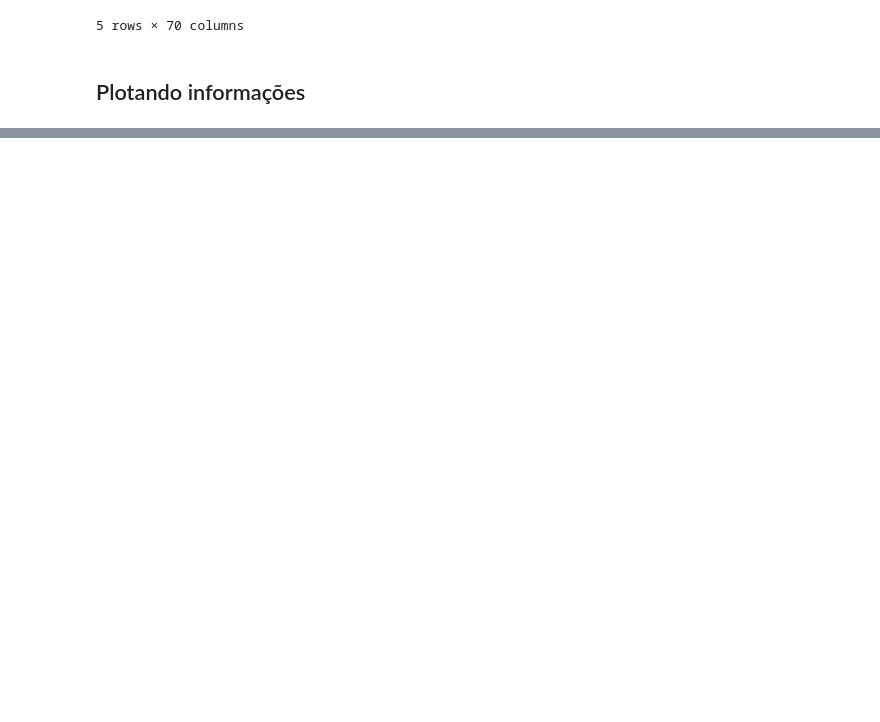
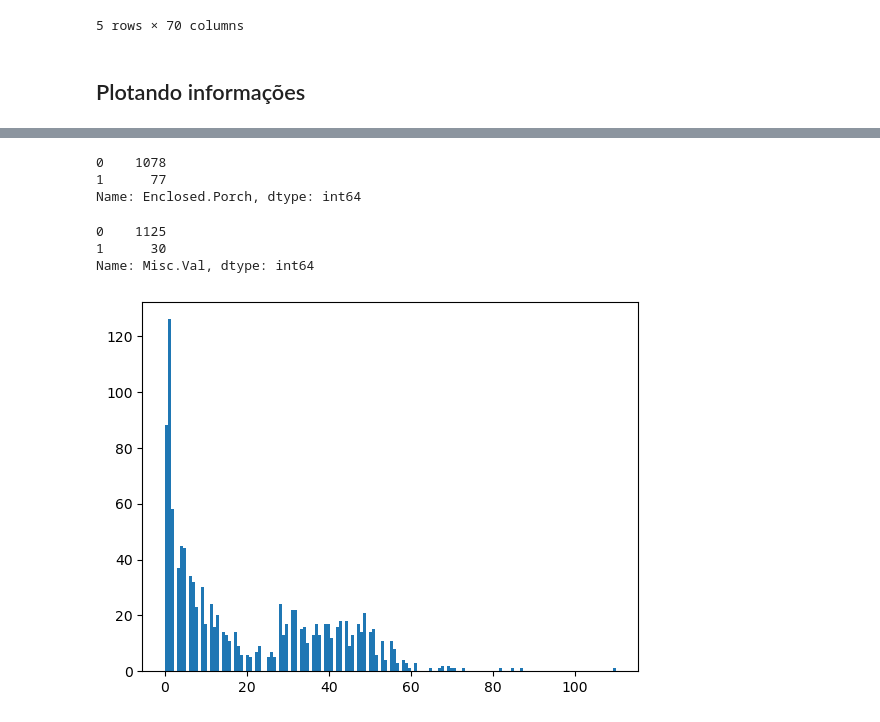
Before and after one commit to RodrigoAnciaes/projeto1-ml-ames-mlops, a Jupyter notebook: notebooks/projeto1-feature-eng.ipynb, the cells around one changed output, grey strips where cells are left out. Drawn from its saved outputs; the diff is of its cells as text; code cells hidden in the pictures; blank space fills up the shorter version.

```diff
--- a/notebooks/projeto1-feature-eng.ipynb
+++ b/notebooks/projeto1-feature-eng.ipynb
@@ -107,0 +181,4 @@ plt.hist(log_bsmt, bins=100);
+# %%
+# TRANSFORM screen porch in two categories
+data['Screen.Porch'] = data['Screen.Porch'].apply(lambda x: 1 if x > 0 else 0)
+data['Screen.Porch'].value_counts()
@@ -107,0 +189,4 @@ plt.hist(log_bsmt, bins=100);
+# %%
+# TRANSFORM 3 season porch in two categories
+data['X3Ssn.Porch'] = data['X3Ssn.Porch'].apply(lambda x: 1 if x > 0 else 0)
+data['X3Ssn.Porch'].value_counts()
@@ -107,0 +218,21 @@ plt.hist(log_bsmt, bins=100);
+# %%
+# TRANSFORM Enclosed Porch in two categories
+data['Enclosed.Porch'] = data['Enclosed.Porch'].apply(lambda x: 1 if x > 0 else 0)
+data['Enclosed.Porch'].value_counts()
+# %% [output]
+0    1078
+1      77
+Name: Enclosed.Porch, dtype: int64
+# %%
+data['Misc.Val'].value_counts()
+# TRANSFORM Misc Val in two categories
+data['Misc.Val'] = data['Misc.Val'].apply(lambda x: 1 if x > 0 else 0)
+data['Misc.Val'].value_counts()
+# %% [output]
+0    1125
+1      30
+Name: Misc.Val, dtype: int64
+# %%
+plt.hist(data['Garage.Age'], bins=150);
+# %% [output]
+[figure, added]
```
Also changed, not shown: parts of 26 cells of this notebook, 1 other file.
